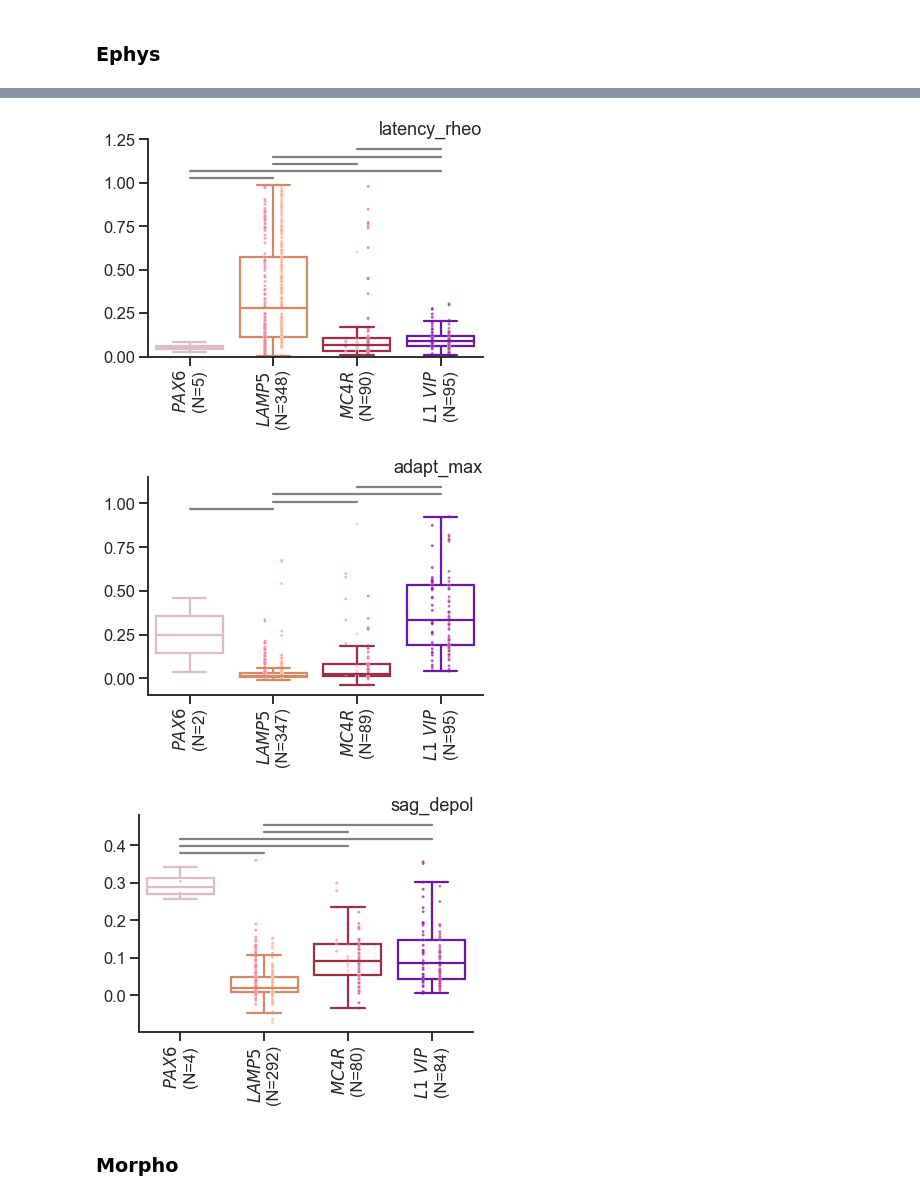
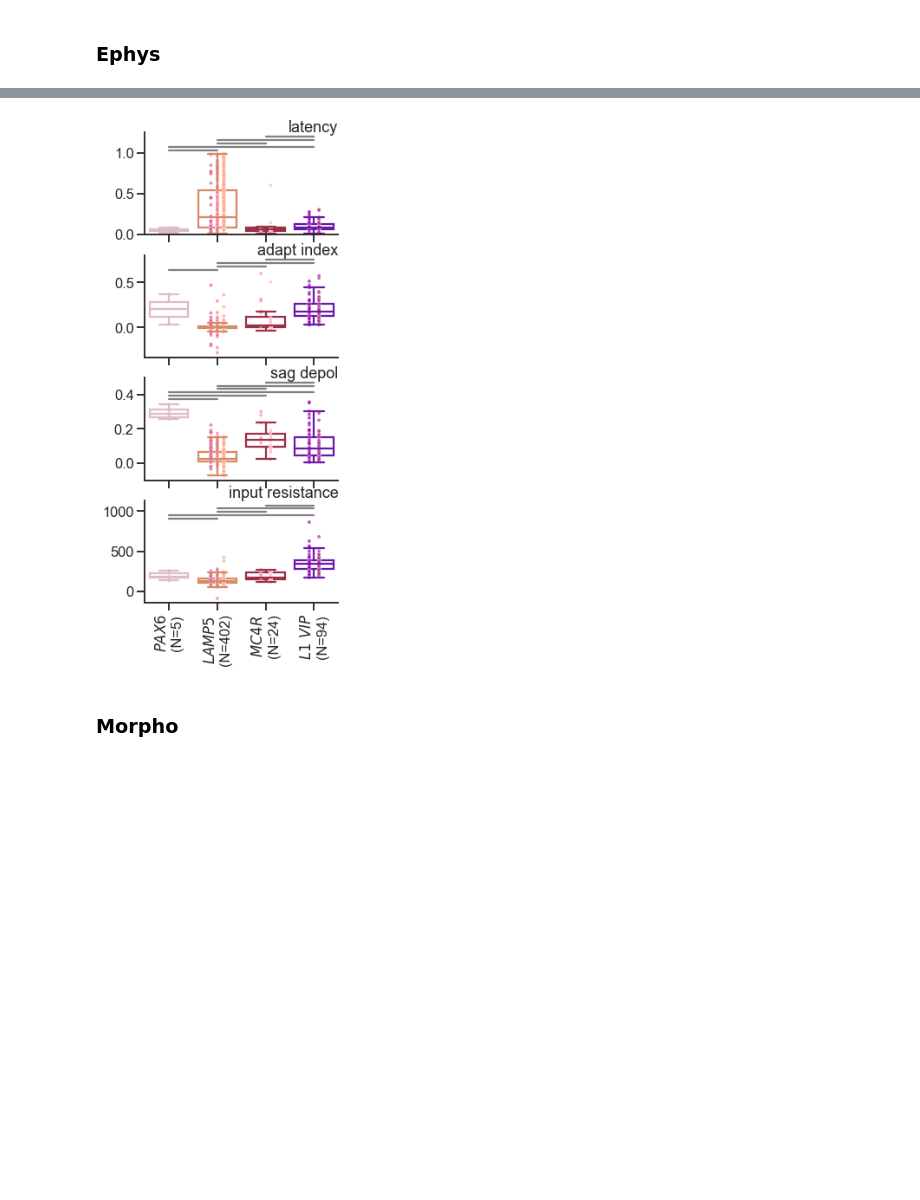
Before and after one commit to AllenInstitute/patchseq_human_L1, a Jupyter notebook: notebooks/l1_subclass_distinctness.ipynb, the cells around one changed output, grey strips where cells are left out. Saved outputs shown, nothing was run; the diff lists cells and outputs as text; code cells hidden in the pictures; blank space fills up the shorter version.

```diff
--- a/notebooks/l1_subclass_distinctness.ipynb
+++ b/notebooks/l1_subclass_distinctness.ipynb
@@ -32,3 +32,8 @@ from patchseq_utils.l1_load import *
 from patchseq_utils.util import *
 # %% [markdown]
 # Cluster distinctness
+# %%
+mouse_df = mouse_df.loc[lambda df: df.structure.str.contains('VIS')]
+group_vals = ['PAX6', 'LAMP5', 'MC4R', 'L1 VIP']
+from itertools import combinations
+pairs = list(combinations(group_vals, 2))
@@ -51,4 +60,6 @@ Name: failed_fx_long_squares, dtype: int64
 # %%
+complete_data, clusters = subset_data(human_df.query('collaborator=="AIBS"'), ephys_features, ephys_frac_min=0, cluster_min=0)
+
 # replace with min across groups?
 complete_data = complete_data.query('failed_fx_long_squares==False')
 data = complete_data.query('l1_type')
@@ -114,0 +150,7 @@ plot_multiple(data, features, labels)
+# %%
+group_col = cluster
+features = complete_features
+subset = complete_data.query('core_l1_type').copy()
+subset[group_col].cat.remove_unused_categories(inplace=True)
+res = utils.run_kw_dunn(subset, features, group_col)
+res.head(20)
@@ -229,9 +294,9 @@ features = ephys_features
 group_col = 'homology_type'
 complete_data, clusters = subset_data(mouse_df, features, ephys_frac_min=0, cluster_min=0)
 # replace with min across groups?
-complete_features = (complete_data.groupby(group_col, observed=True)[features].apply(lambda df:
-                     df.notna().mean(axis=0)).min(axis=0).loc[lambda x: x>0.4].index)
-# complete_features = subset_features(complete_data, ephys_features, complete_frac=0.4)
+# complete_features = (complete_data.groupby(group_col, observed=True)[features].apply(lambda df:
+#                      df.notna().mean(axis=0)).min(axis=0).loc[lambda x: x>0.4].index)
+complete_features = subset_features(complete_data, ephys_features, complete_frac=0.4)
 data = complete_data.query('l1_type')
 data['homology_type'].cat.remove_unused_categories(inplace=True)
 data['homology_type'].value_counts(sort=False)
@@ -299,16 +367,15 @@ for f in features:
 # %%
 features = [
     'latency_rheo',
-    'adapt_max',
-    'sag_depol'
+    'adapt_mean',
+    'sag_depol',
+    'input_resistance'
 ]
-for f in features:
-    utils.plot_box_cluster_feature(data, f, 'homology_type', x_fine=cluster, palette_fine=palette_mouse, palette=palette_subclass,
-                                   pairs_sets=[pairs], legend=None)
+utils.plot_boxplot_multiple(data, features, 'homology_type', labels=feature_name,
+                            x_fine=cluster, palette_fine=palette_mouse, palette=palette_subclass,
+                                   pairs_sets=[pairs], size=4, figsize=(4,10))
 # %% [output]
-[figure, old version]
+[figure, new version]
-[figure, removed]
-[figure, removed]
 # %% [markdown]
 ### Morpho
 # %%
```
Also changed, not shown: parts of 29 cells of this notebook, 14 other files.
